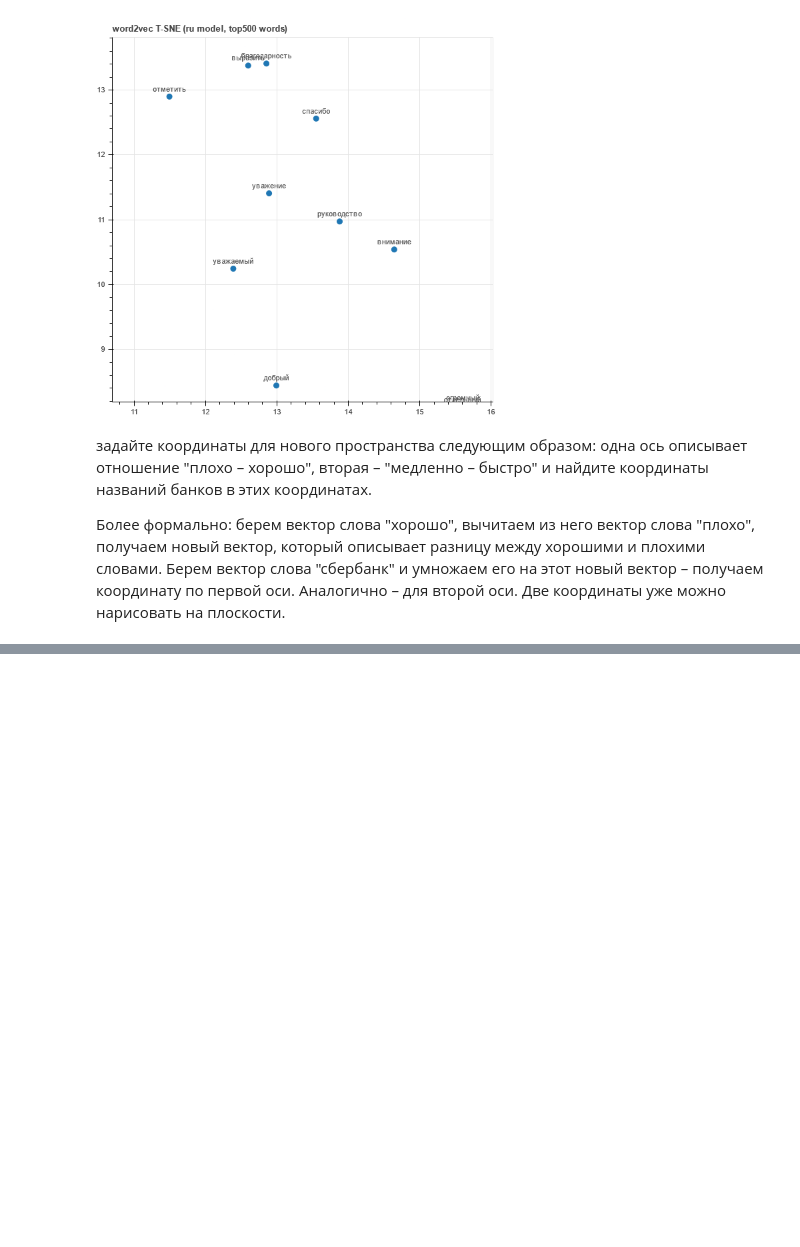
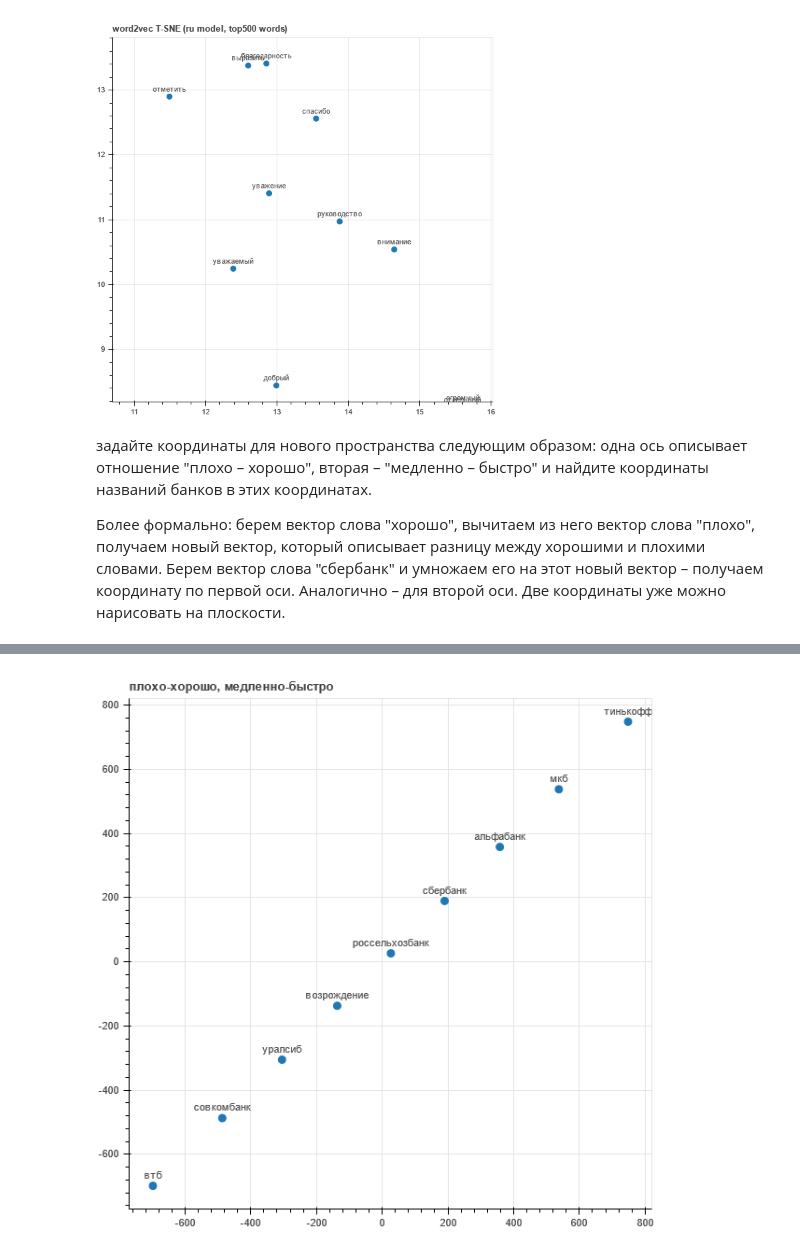
Before and after one commit to FED32/aml_dz_repository, a Jupyter notebook: dz_19_NLP_word2vec/dz_word2vec.ipynb, the cells around one changed output, grey strips where cells are left out. Drawn from its saved outputs; the diff is of its cells as text; code cells hidden in the pictures; blank space fills up the shorter version.

```diff
--- a/dz_19_NLP_word2vec/dz_word2vec.ipynb
+++ b/dz_19_NLP_word2vec/dz_word2vec.ipynb
@@ -317,3 +299,7 @@ Loading BokehJS ...
 [interactive output not drawn]
 [interactive output not drawn]
 [interactive output not drawn]
+# %%
+Image(filename='bokeh_plot (2).png')
+# %% [output]
+[figure, added]
```
Also changed, not shown: parts of 7 cells of this notebook.
